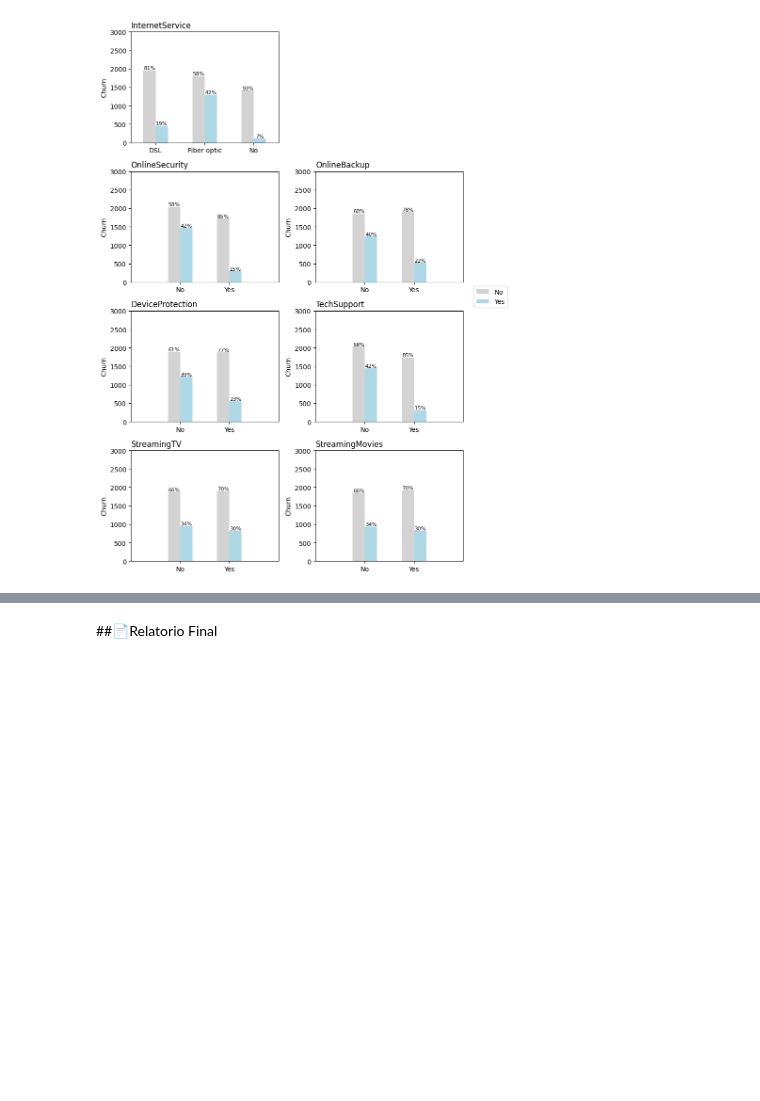
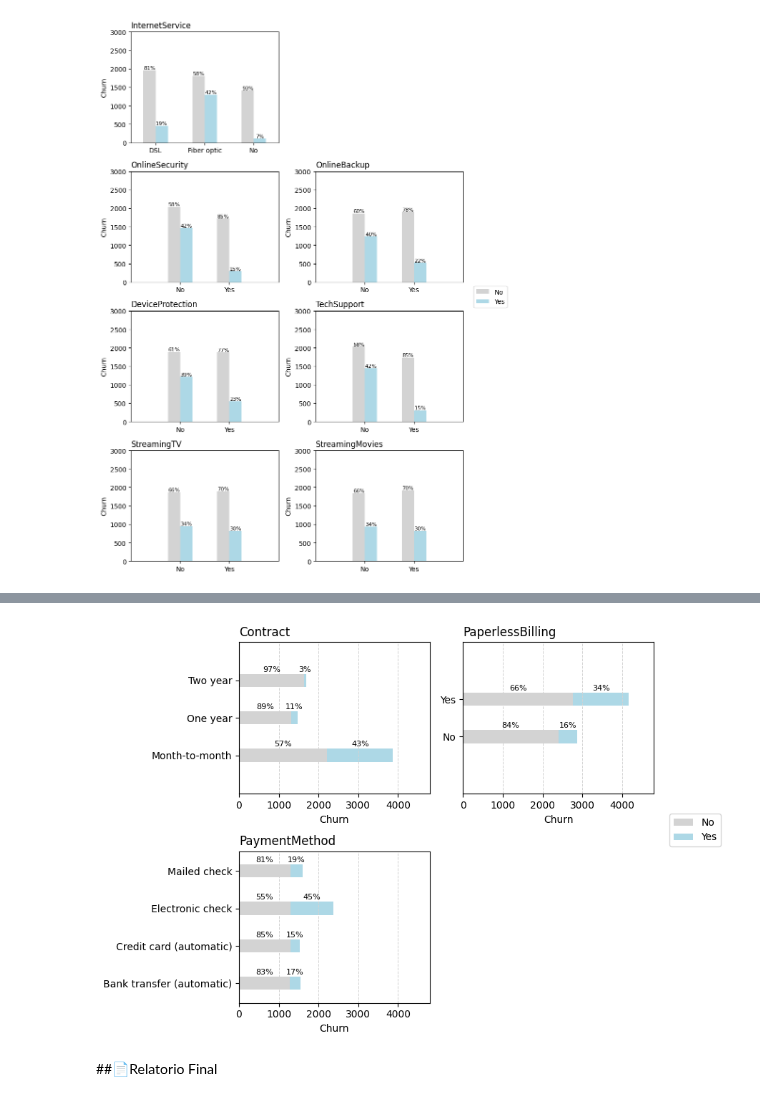
Before and after one commit to rafaelreisramos/oracle-one, a Jupyter notebook: challenge-telecom-x/TelecomX_BR.ipynb, the cells around one changed output, grey strips where cells are left out. Cells and saved outputs as stored; diff of their text form; code cells hidden in the pictures; blank space fills up the shorter version.

Commit message:
Barras empilhadas (vertical e horizontal)

```diff
--- a/challenge-telecom-x/TelecomX_BR.ipynb
+++ b/challenge-telecom-x/TelecomX_BR.ipynb
@@ -487,2 +679,7 @@ plt.show()
+# %%
+fig, ax = subplots_horizontal(2, 2, ['Contract', 'PaperlessBilling', 'PaymentMethod'], (0,3000), (8,6), skip=[3], bar_height=0.35)
+plt.show()
+# %% [output]
+[figure, added]
 # %% [markdown]
 ##📄Relatorio Final
```
Also changed, not shown: parts of 4 cells of this notebook.
